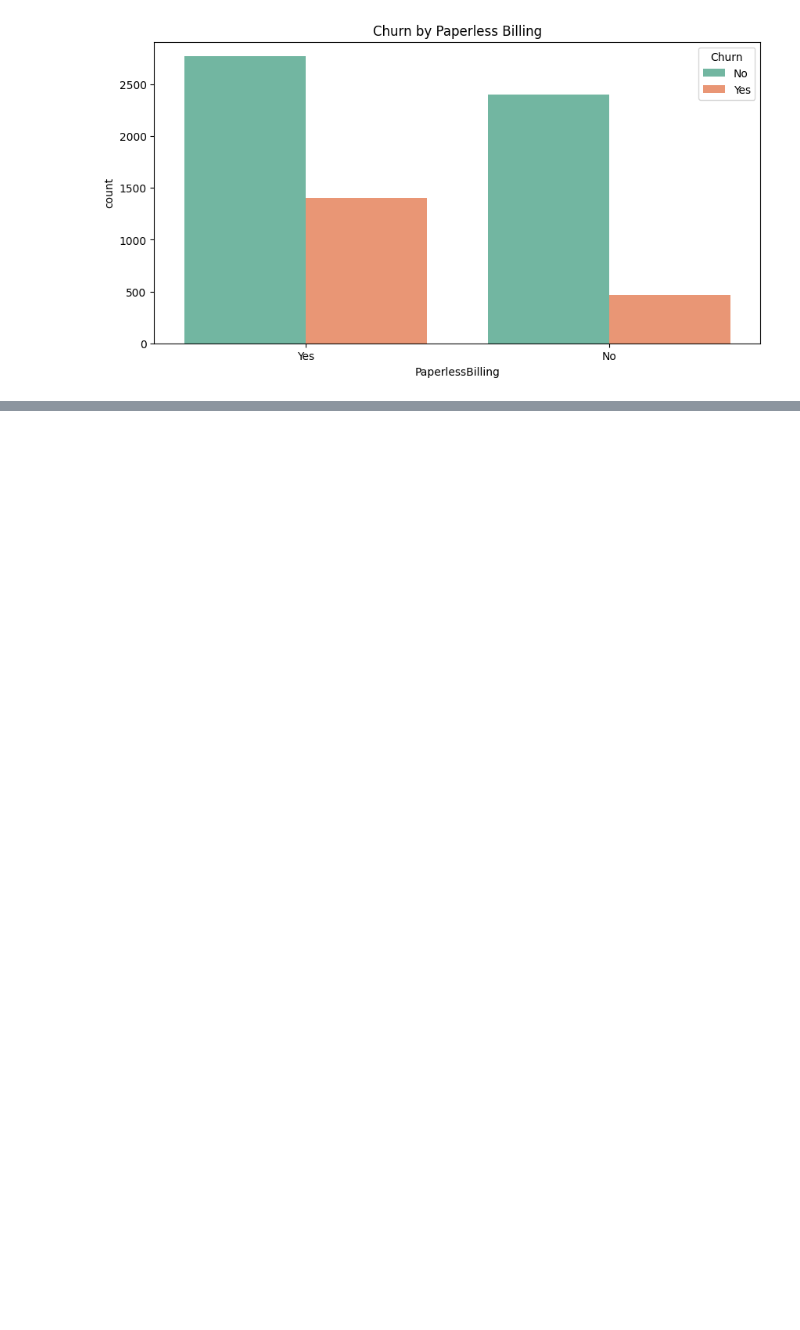
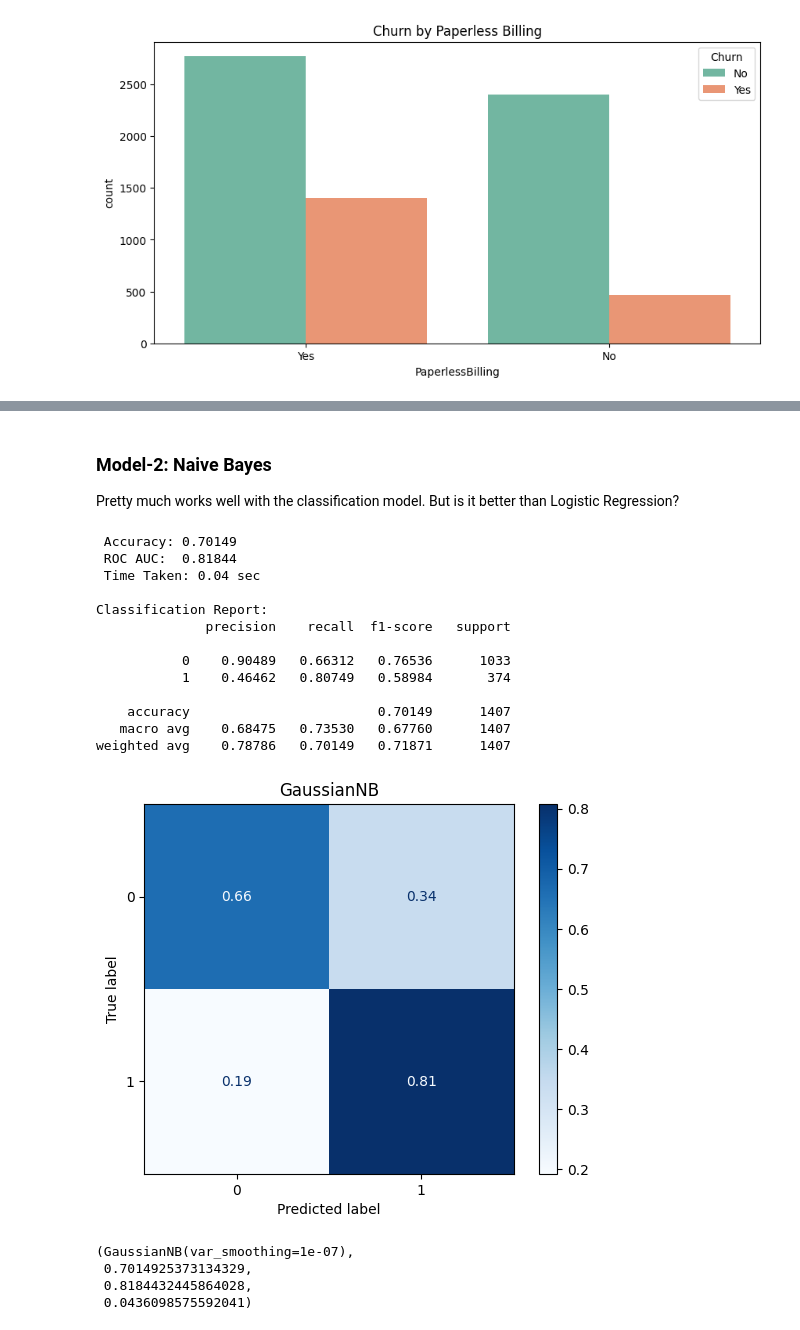
Before and after one commit to Thahari/Telco-Customer-Churn-Analysis, a Jupyter notebook: Churn_Project.ipynb, the cells around one changed output, grey strips where cells are left out. Drawn from its saved outputs; the diff is of its cells as text; code cells hidden in the pictures; blank space fills up the shorter version.

```diff
--- a/Churn_Project.ipynb
+++ b/Churn_Project.ipynb
@@ -430,0 +671,26 @@ plt.show()
+# %% [markdown]
+### Model-2: Naive Bayes
+Pretty much works well with the classification model. But is it better than Logistic Regression?
+# %%
+from sklearn.naive_bayes import GaussianNB
+model_nb = GaussianNB(var_smoothing=1e-7)
+run_model(model_nb, X_train, y_train, X_test, y_test)
+# %% [output]
+ Accuracy: 0.70149
+ ROC AUC:  0.81844
+ Time Taken: 0.04 sec
+
+Classification Report:
+              precision    recall  f1-score   support
+
+           0    0.90489   0.66312   0.76536      1033
+           1    0.46462   0.80749   0.58984       374
+
+    accuracy                        0.70149      1407
+   macro avg    0.68475   0.73530   0.67760      1407
+weighted avg    0.78786   0.70149   0.71871      1407
+[figure, added]
+(GaussianNB(var_smoothing=1e-07),
+ 0.7014925373134329,
+ 0.8184432445864028,
+ 0.0436098575592041)
```
Also changed, not shown: parts of 68 cells of this notebook.
